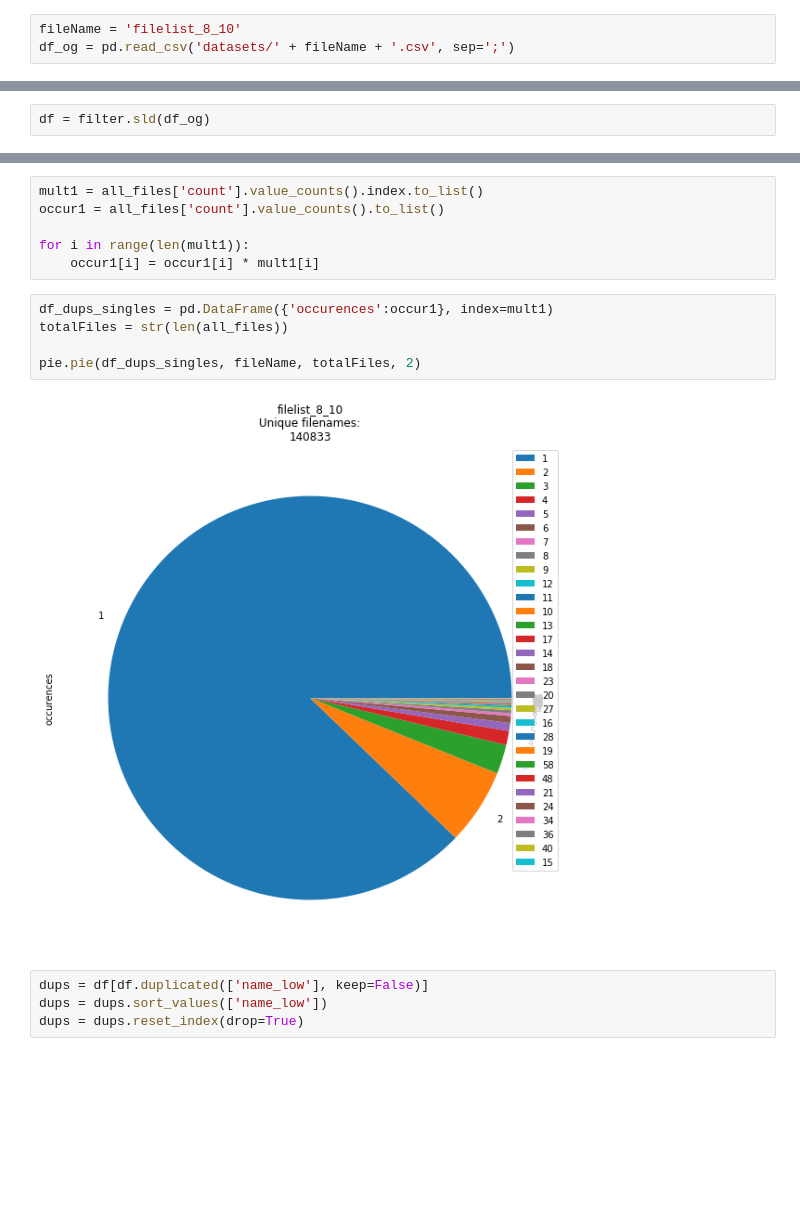
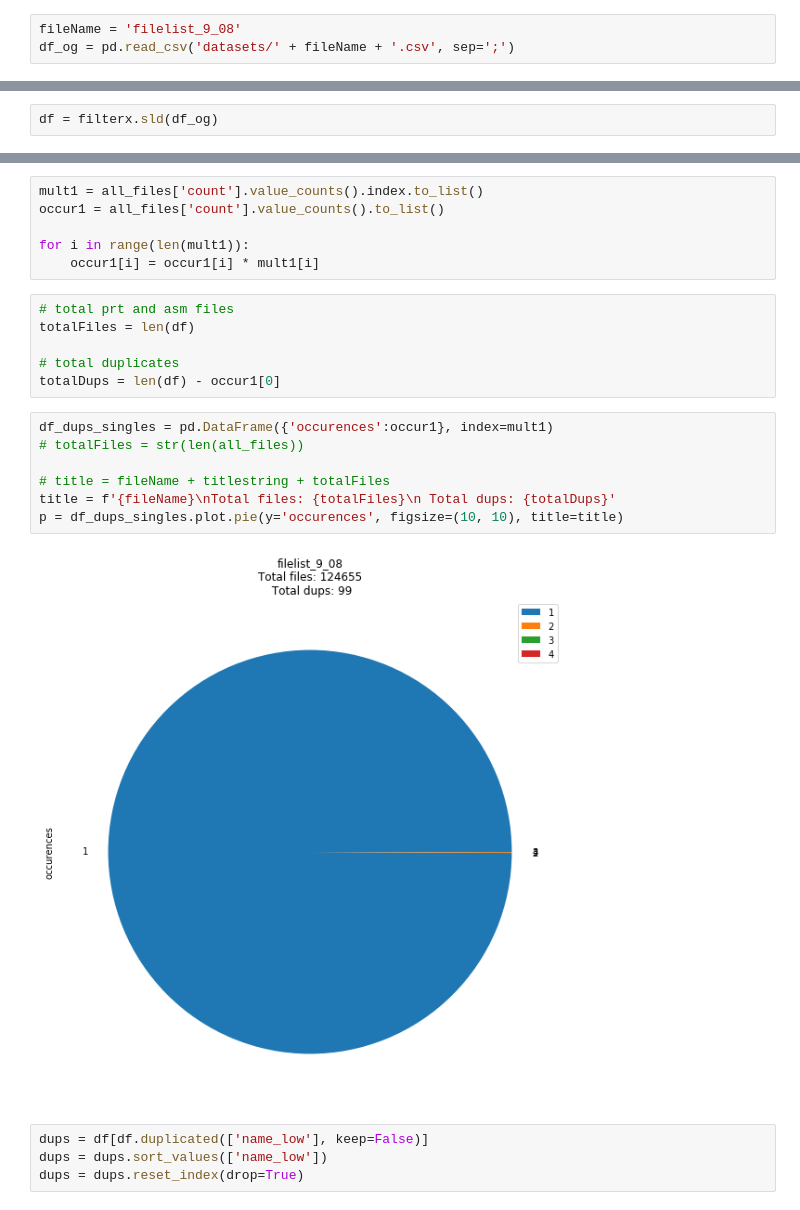
Before and after one commit to gratten/data_cleanse, a Jupyter notebook: notebooks/progress_dashboard.ipynb, the cells around one changed output, grey strips where cells are left out. Drawn from its saved outputs; the diff is of its cells as text; blank space fills up the shorter version.

```diff
--- a/notebooks/progress_dashboard.ipynb
+++ b/notebooks/progress_dashboard.ipynb
@@ -11,5 +11,5 @@ from prep import filter
 from plot import pie
 # %%
-fileName = 'filelist_8_10'
+fileName = 'filelist_9_08'
 df_og = pd.read_csv('datasets/' + fileName + '.csv', sep=';')
 # %%
@@ -27,5 +27,5 @@ pie.pie(df_file_types, fileName, totalFiles, 1)
 # %%
-df = filter.sld(df_og)
+df = filterx.sld(df_og)
 # %%
 all_files = df['name_low'].value_counts(ascending=True).rename_axis('unique_values').reset_index(name='count')
 # %%
@@ -34,13 +34,21 @@ occur1 = all_files['count'].value_counts().to_list()
 
 for i in range(len(mult1)):
     occur1[i] = occur1[i] * mult1[i]
+# %%
+# total prt and asm files
+totalFiles = len(df)
+
+# total duplicates
+totalDups = len(df) - occur1[0]
 # %%
 df_dups_singles = pd.DataFrame({'occurences':occur1}, index=mult1)
-totalFiles = str(len(all_files))
+# totalFiles = str(len(all_files))
 
-pie.pie(df_dups_singles, fileName, totalFiles, 2)
+# title = fileName + titlestring + totalFiles
+title = f'{fileName}\nTotal files: {totalFiles}\n Total dups: {totalDups}'
+p = df_dups_singles.plot.pie(y='occurences', figsize=(10, 10), title=title)
 # %% [output]
-[figure, old version]
+[figure, new version]
 # %%
 dups = df[df.duplicated(['name_low'], keep=False)]
 dups = dups.sort_values(['name_low'])
```
Also changed, not shown: parts of 5 cells of this notebook, 39 other files.
